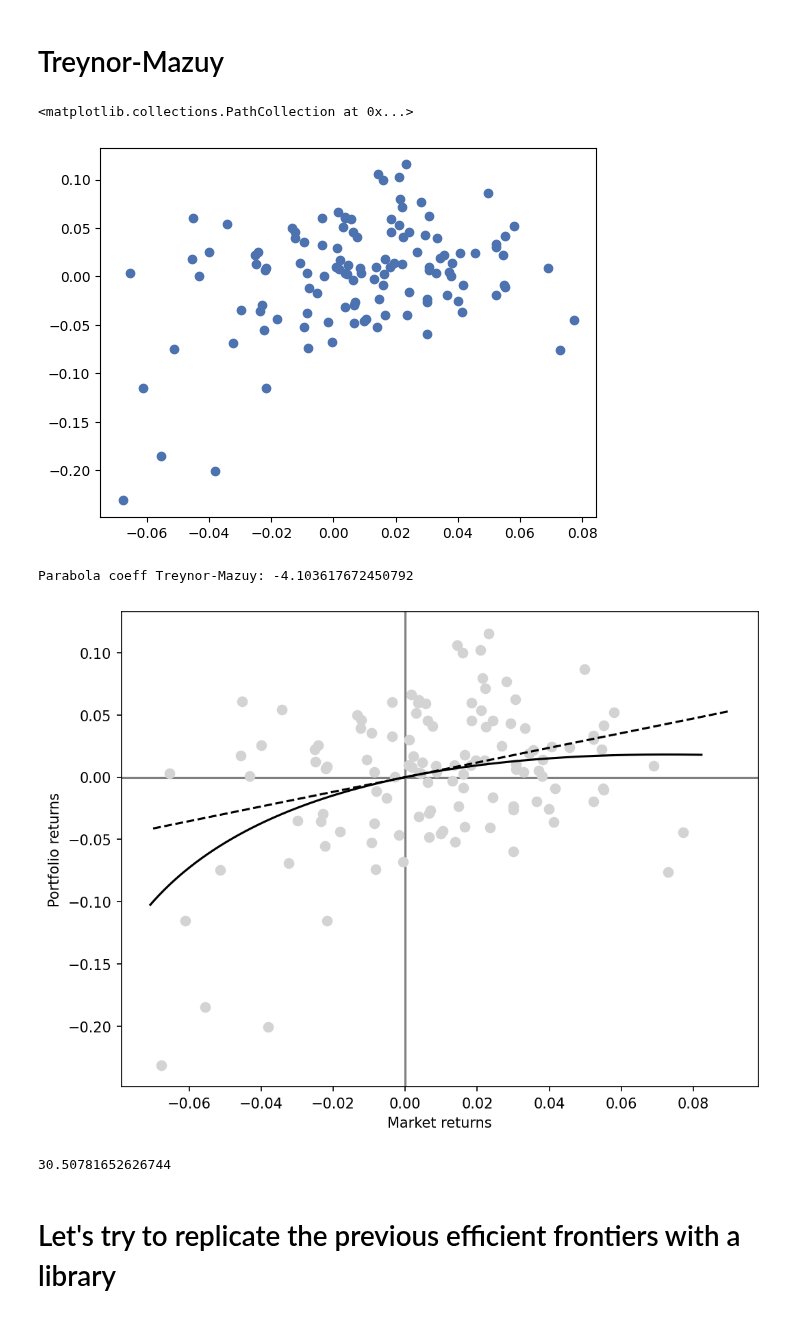
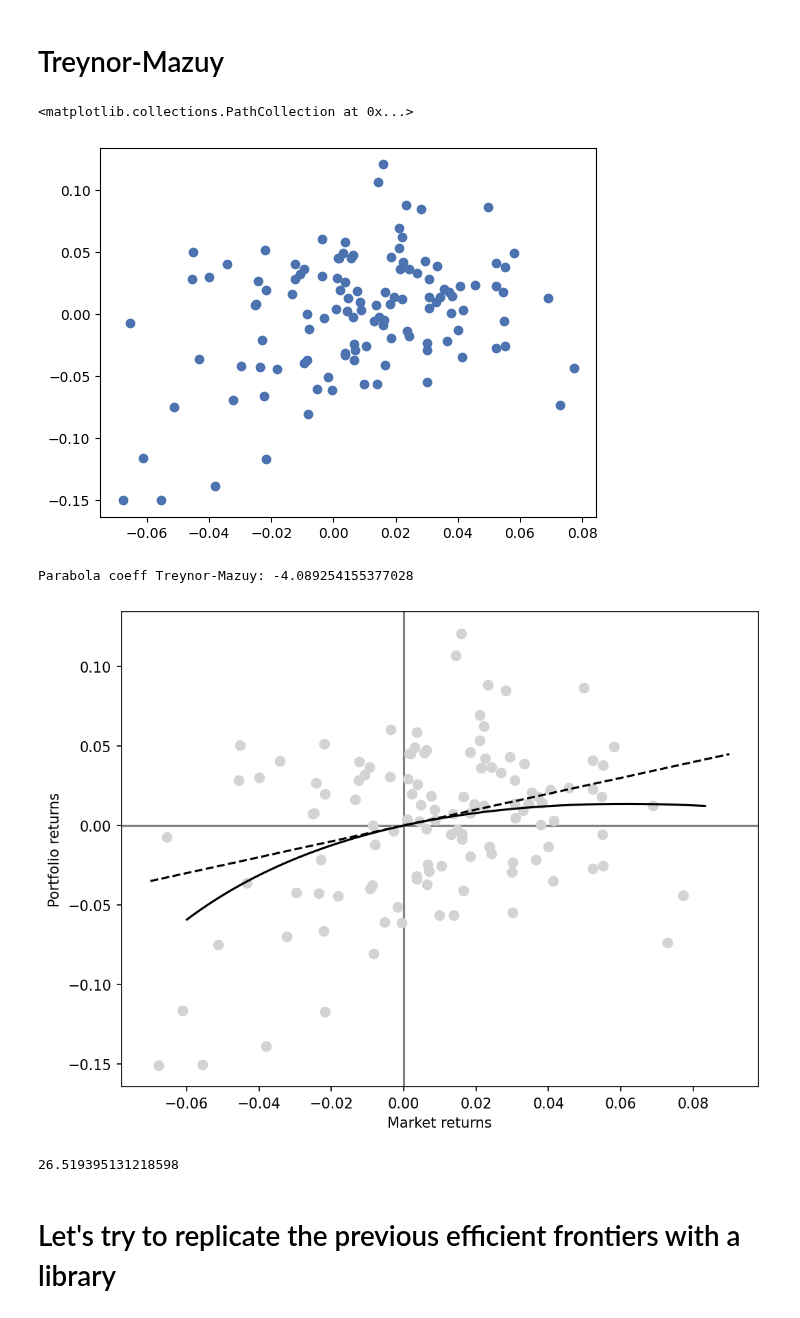
Before and after one commit to mxmws/datafin, a Jupyter notebook: Final_assigment.ipynb, the cells around one changed output. Drawn from its saved outputs; the diff is of its cells as text; code cells hidden in the pictures.

```diff
--- a/Final_assigment.ipynb
+++ b/Final_assigment.ipynb
@@ -163,7 +163,7 @@ for j in range(4,5):
 import numpy as np
 import matplotlib.pyplot as plt
 
-runs = 10000
+runs = 5000
 
 tobin_separation = True
 
@@ -184,12 +184,11 @@ frontiers_portfolios = []
 highest_sharper_portfolios = []
 
 for j in range(11):
-    returns = sliding_windows_data[str(j+1) +'_yearly_mean']
-    covariances = sliding_windows_data[str(j+1) +'_yearly_cov']
+    returns = sliding_windows_data[str(j+1) +'_yearly_mean'].copy()
+    covariances = sliding_windows_data[str(j+1) +'_yearly_cov'].copy()
     shorting = [1]*len(returns)
     if shorting_allowed:
         shorting = [-1 if a<0 else 1 for a in returns]
-
     frontier_mean_returns = []
     frontier_stds = []
     w = []
@@ -635,7 +634,7 @@ plt.scatter(both_returns['market returns'], both_returns['portfolio returns'])
 #plt.plot(both_returns['market returns'])
 # %% [output]
 <matplotlib.collections.PathCollection at 0x...>
-[figure, old version]
+[figure, new version]
 # %%
 import numpy as np
 from scipy.optimize import curve_fit
@@ -669,39 +668,40 @@ def parabola(x, a):
 popt, pcov = curve_fit(model_f, both_returns['market returns'], both_returns['portfolio returns'])#opt values and cov matrix
 m_opt = popt[0] # get optimal values
 #create scatterplot
 plt.scatter(both_returns['market returns'], both_returns['portfolio returns'], linewidth=1.5, c='lightgrey')
 
 x_line = np.linspace(-0.07, 0.09, num=500)
 y_line = model_f(x_line, m_opt)
-plt.plot(x,  y_line, linewidth=1.5 , color='black', ls="--")
+plt.plot(x_line,  y_line, linewidth=1.5 , color='black', ls="--")
 
-angle = degrees(atan2(y_line[-1], x[-1]))
+angle = degrees(atan2(y_line[-1], x_line[-1]))
 
 pts_rotated = rotate(both_returns['market returns'], both_returns['portfolio returns'], -angle)
 
 popt, pcov = curve_fit(parabola, pts_rotated[:,0], pts_rotated[:,1])
 a_opt = popt[0] # get optimal values
-x_curve = np.linspace(-0.113, 0.08, num=500)
+x_curve = np.linspace(-0.08, 0.08, num=500)
 y_curve = parabola(x_curve, a_opt)
 
 
 curve_rotated = rotate(x_curve, y_curve, angle)
 
 print("Parabola coeff Treynor-Mazuy: {}".format(a_opt))
 
 plt.plot(curve_rotated[:,0], curve_rotated[:,1], c='black')
 
 plt.axvline(0, color='grey', zorder=-1)
 plt.axhline(0, color='grey', zorder=-1)
 plt.xlabel("Market returns")
 plt.ylabel("Portfolio returns")
 
 
 plt.show()
+angle
 # %% [output]
-Parabola coeff Treynor-Mazuy: -4.103617672450792
+Parabola coeff Treynor-Mazuy: -4.089254155377028
-[figure, old version]
+[figure, new version]
-30.50781652626744
+26.519395131218598
 # %%
 #The results might change between runs because the points are computed at random
 # %%
```
Also changed, not shown: parts of 9 cells of this notebook.
